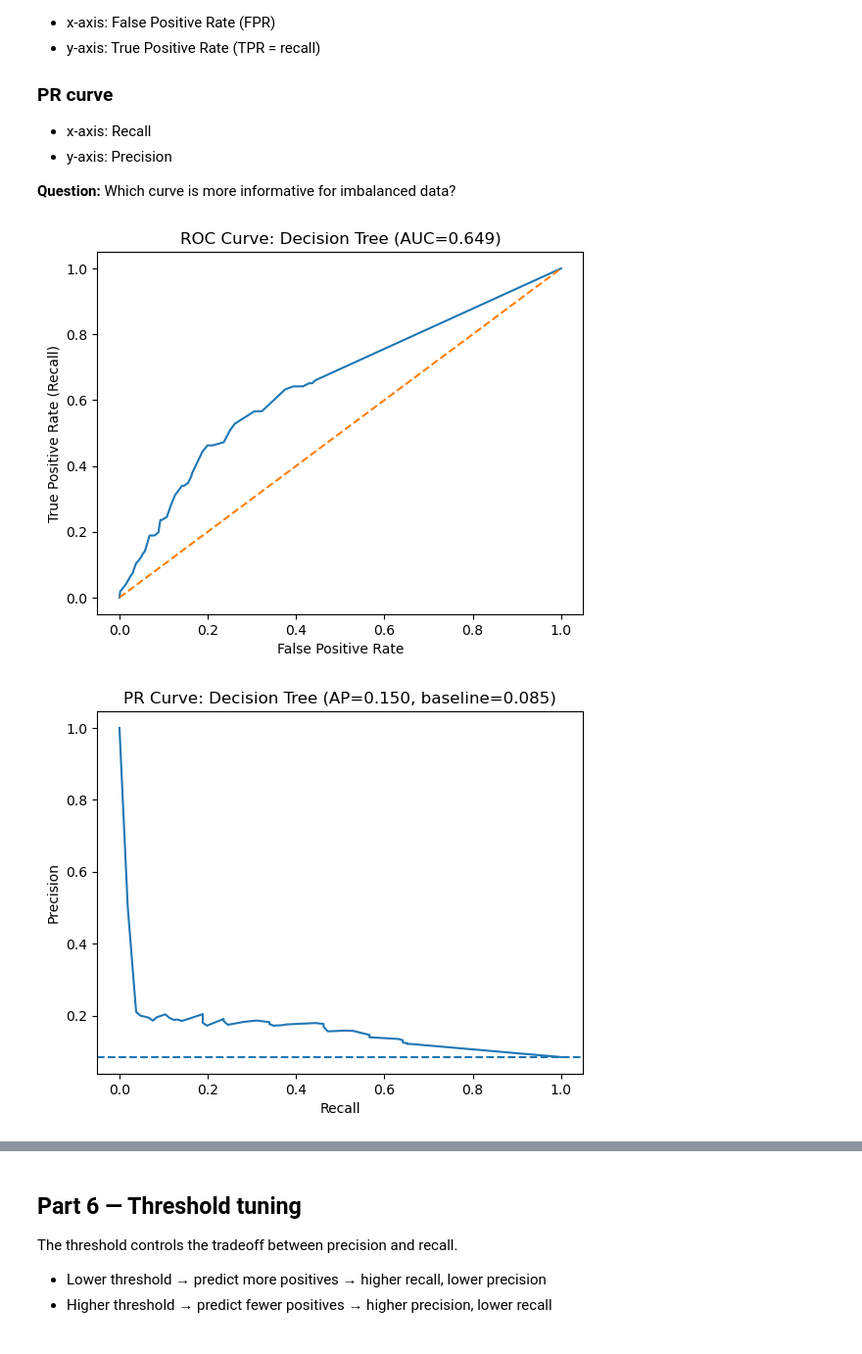
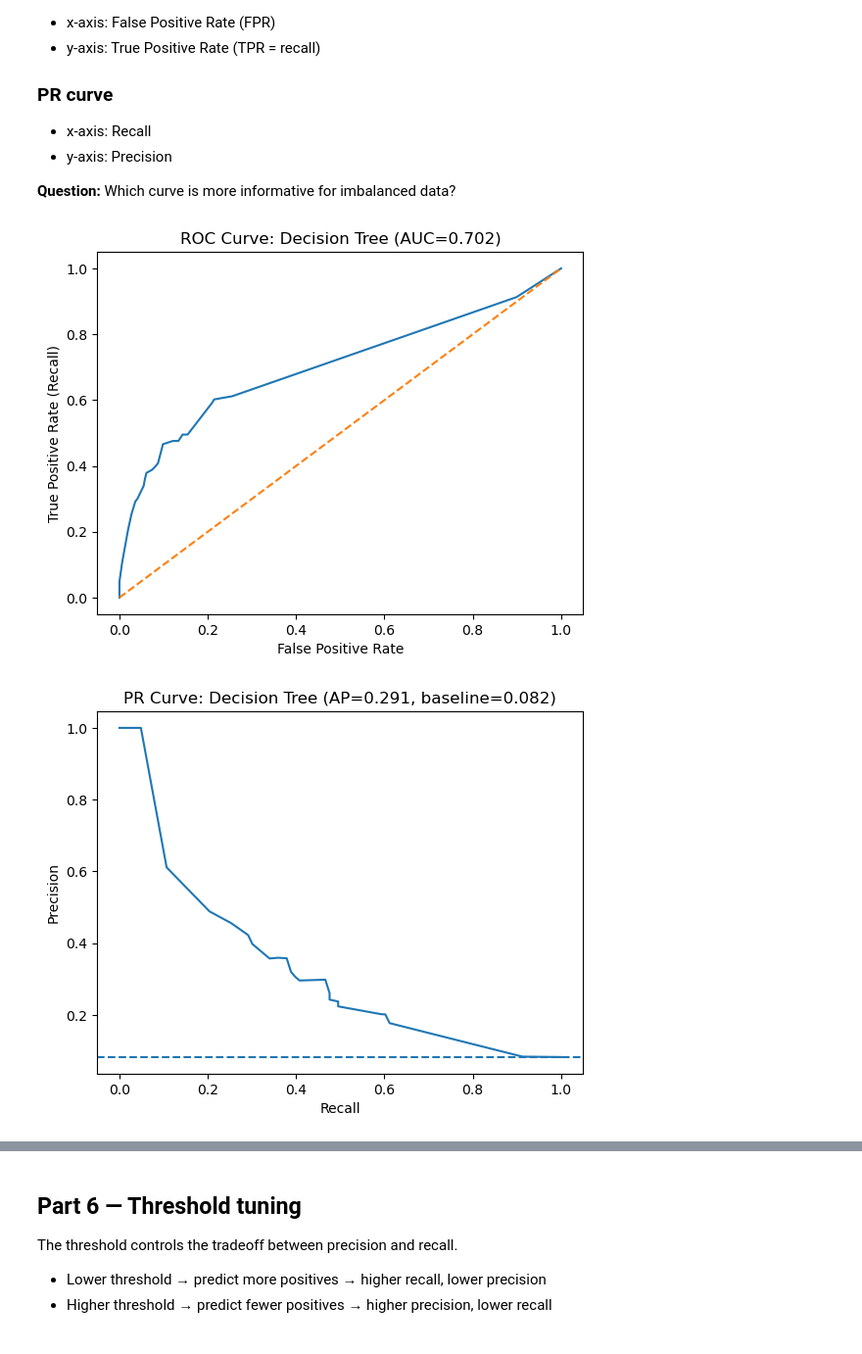
Before and after one commit to duxiuxia-bioinformatics/teach_machine_learning_and_ai, a Jupyter notebook: src/teaching/classification/evaluation/classifier_evaluation_lab.ipynb, the cells around one changed output, grey strips where cells are left out. Shown at 98% size. Drawn from its saved outputs; the diff is of its cells as text; code cells hidden in the pictures.

Commit message:
changes to classifier_evaluation_lab

```diff
--- a/src/teaching/classification/evaluation/classifier_evaluation_lab.ipynb
+++ b/src/teaching/classification/evaluation/classifier_evaluation_lab.ipynb
@@ -116,8 +116,8 @@ We will train:
 # decision tree training
 # decision_tree_obj = DecisionTreeClassifier(random_state=42)
 # decision_tree_obj = DecisionTreeClassifier(random_state=42, max_depth=3, min_samples_leaf=20)
-# decision_tree_obj = DecisionTreeClassifier(random_state=42, max_depth=10, min_samples_leaf=20)
-decision_tree_obj = DecisionTreeClassifier(random_state=42, max_depth=15, min_samples_leaf=20)
+decision_tree_obj = DecisionTreeClassifier(random_state=42, max_depth=10, min_samples_leaf=20)
+# decision_tree_obj = DecisionTreeClassifier(random_state=42, max_depth=15, min_samples_leaf=20)
 decision_tree_obj.fit(X_train, y_train)
 
 print(f'decision tree classes: {decision_tree_obj.classes_}')
@@ -273,37 +281,37 @@ weighted avg       0.86      0.90      0.87      1250
 # %%
 def plot_roc(model_name, y_true, y_prob):
     fpr, tpr, _ = roc_curve(y_true, y_prob)
     auc = roc_auc_score(y_true, y_prob)
 
     plt.figure()
     plt.plot(fpr, tpr)
     plt.plot([0, 1], [0, 1], "--")
     plt.xlabel("False Positive Rate")
     plt.ylabel("True Positive Rate (Recall)")
     plt.title(f"ROC Curve: {model_name} (AUC={auc:.3f})")
     plt.show()
 
 def plot_pr(model_name, y_true, y_prob):
     prec, rec, _ = precision_recall_curve(y_true, y_prob)
     ap = average_precision_score(y_true, y_prob)
     baseline = y_true.mean()
 
     plt.figure()
     plt.plot(rec, prec)
     plt.axhline(baseline, linestyle="--")
     plt.xlabel("Recall")
     plt.ylabel("Precision")
     plt.title(f"PR Curve: {model_name} (AP={ap:.3f}, baseline={baseline:.3f})")
     plt.show()
 
 plot_roc('Decision Tree', y_test, decision_tree_obj.predict_proba(X_test)[:, 1])
 plot_pr('Decision Tree', y_test, decision_tree_obj.predict_proba(X_test)[:, 1])
 
-# plot_roc("Logistic Regression", y_test, lr_prob)
-# plot_pr("Logistic Regression", y_test, lr_prob)
-#
-# plot_roc("Random Forest", y_test, rf_prob)
-# plot_pr("Random Forest", y_test, rf_prob)
+plot_roc("Logistic Regression", y_test, lr_prob)
+plot_pr("Logistic Regression", y_test, lr_prob)
+
+plot_roc("Random Forest", y_test, rf_prob)
+plot_pr("Random Forest", y_test, rf_prob)
 # %% [output]
-[figure, old version]
+[figure, new version]
-[figure, old version]
+[figure, new version]
```
Also changed, not shown: parts of 9 cells of this notebook.
